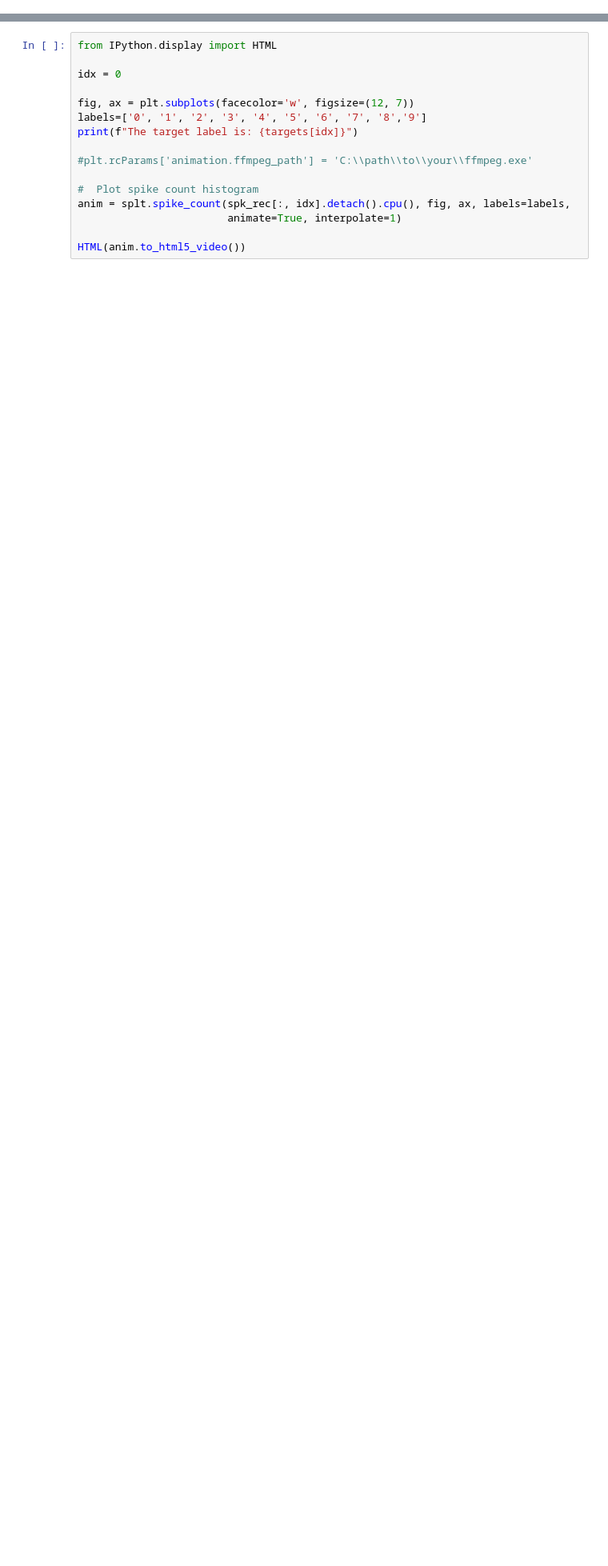
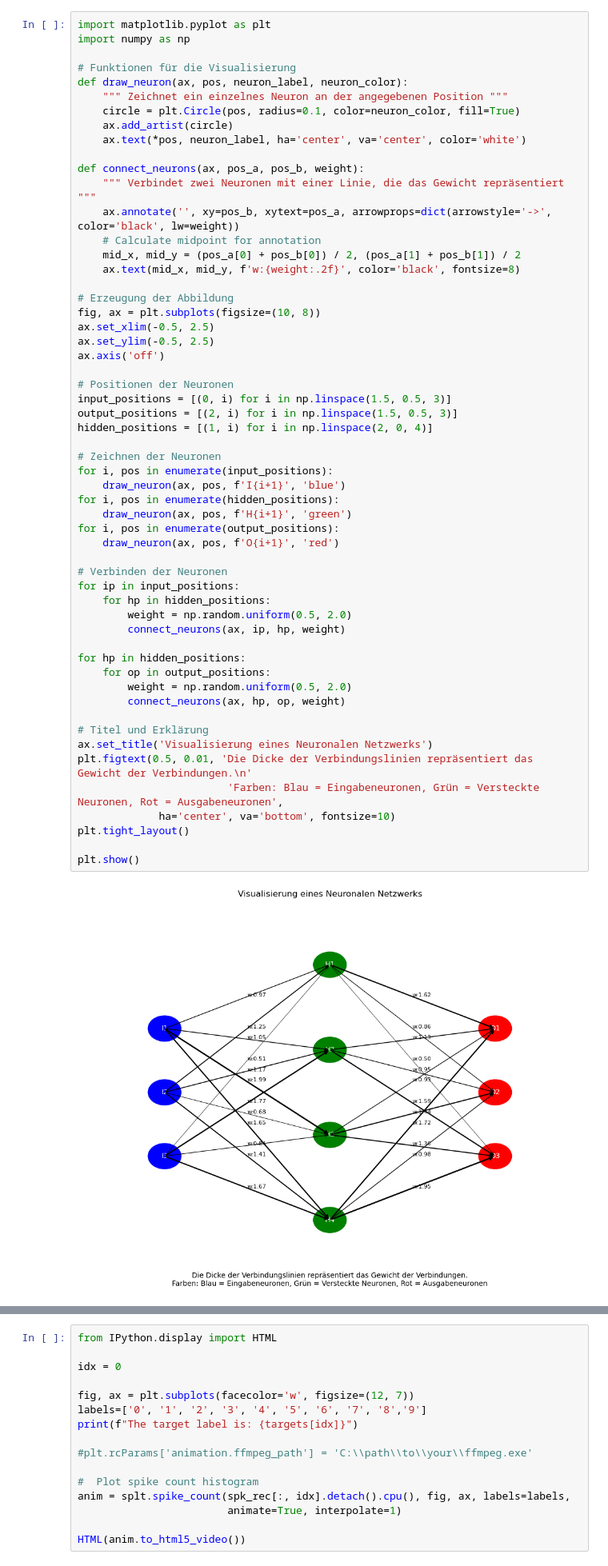
Before and after one commit to dennisripp/spiking_time_signature, a Jupyter notebook: neuromorphic_dataset.ipynb, the cells around one changed output, grey strips where cells are left out. Shown at 80% size. Drawn from its saved outputs; the diff is of its cells as text; blank space fills up the shorter version.

```diff
--- a/neuromorphic_dataset.ipynb
+++ b/neuromorphic_dataset.ipynb
@@ -74,0 +93,58 @@ def load_sample_batched():
+# %%
+import matplotlib.pyplot as plt
+import numpy as np
+
+# Funktionen für die Visualisierung
+def draw_neuron(ax, pos, neuron_label, neuron_color):
+    """ Zeichnet ein einzelnes Neuron an der angegebenen Position """
+    circle = plt.Circle(pos, radius=0.1, color=neuron_color, fill=True)
+    ax.add_artist(circle)
+    ax.text(*pos, neuron_label, ha='center', va='center', color='white')
+
+def connect_neurons(ax, pos_a, pos_b, weight):
+    """ Verbindet zwei Neuronen mit einer Linie, die das Gewicht repräsentiert """
+    ax.annotate('', xy=pos_b, xytext=pos_a, arrowprops=dict(arrowstyle='->', color='black', lw=weight))
+    # Calculate midpoint for annotation
+    mid_x, mid_y = (pos_a[0] + pos_b[0]) / 2, (pos_a[1] + pos_b[1]) / 2
+    ax.text(mid_x, mid_y, f'w:{weight:.2f}', color='black', fontsize=8)
+
+# Erzeugung der Abbildung
+fig, ax = plt.subplots(figsize=(10, 8))
+ax.set_xlim(-0.5, 2.5)
+ax.set_ylim(-0.5, 2.5)
+ax.axis('off')
+
+# Positionen der Neuronen
+input_positions = [(0, i) for i in np.linspace(1.5, 0.5, 3)]
+output_positions = [(2, i) for i in np.linspace(1.5, 0.5, 3)]
+hidden_positions = [(1, i) for i in np.linspace(2, 0, 4)]
+
+# Zeichnen der Neuronen
+for i, pos in enumerate(input_positions):
+    draw_neuron(ax, pos, f'I{i+1}', 'blue')
+for i, pos in enumerate(hidden_positions):
+    draw_neuron(ax, pos, f'H{i+1}', 'green')
+for i, pos in enumerate(output_positions):
+    draw_neuron(ax, pos, f'O{i+1}', 'red')
+
+# Verbinden der Neuronen
+for ip in input_positions:
+    for hp in hidden_positions:
+        weight = np.random.uniform(0.5, 2.0)
+        connect_neurons(ax, ip, hp, weight)
+
+for hp in hidden_positions:
+    for op in output_positions:
+        weight = np.random.uniform(0.5, 2.0)
+        connect_neurons(ax, hp, op, weight)
+
+# Titel und Erklärung
+ax.set_title('Visualisierung eines Neuronalen Netzwerks')
+plt.figtext(0.5, 0.01, 'Die Dicke der Verbindungslinien repräsentiert das Gewicht der Verbindungen.\n'
+                        'Farben: Blau = Eingabeneuronen, Grün = Versteckte Neuronen, Rot = Ausgabeneuronen',
+             ha='center', va='bottom', fontsize=10)
+plt.tight_layout()
+
+plt.show()
+# %% [output]
+[figure, added]
```
Also changed, not shown: parts of 13 cells of this notebook, 7 other files.
